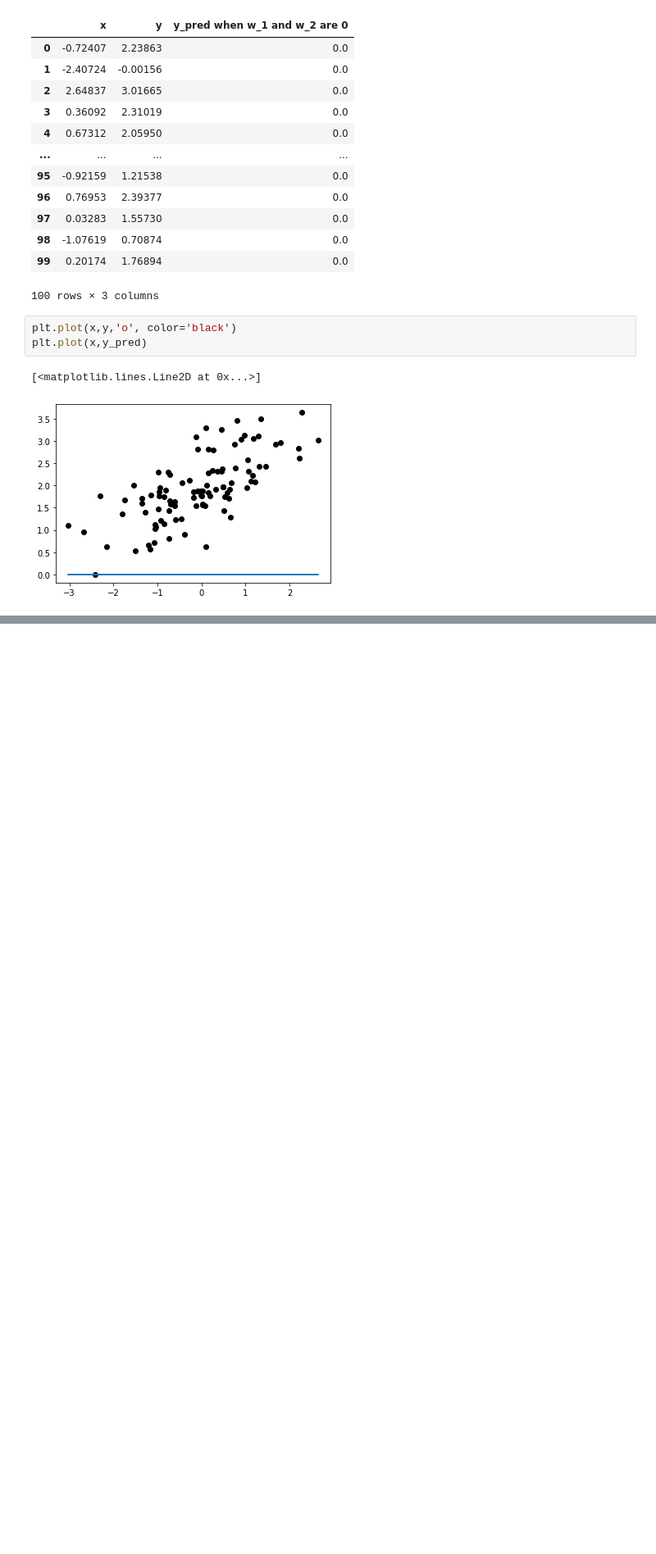
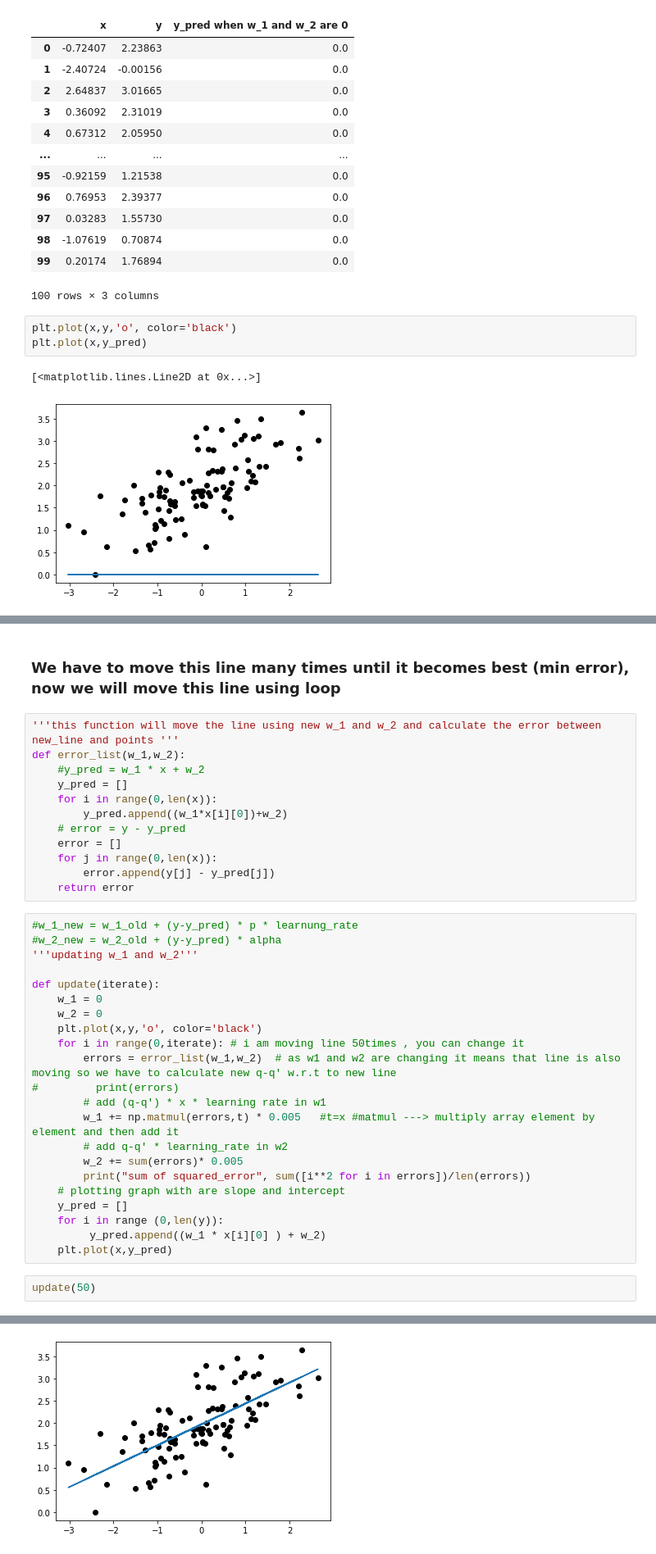
Before and after one commit to Areeba-Seher04/DataScience, a Jupyter notebook: Linear Regression.ipynb, the cells around one changed output, grey strips where cells are left out. Shown: that part at 82% size. Saved outputs shown, nothing was run; the diff lists cells and outputs as text; blank space fills up the shorter version.

```diff
--- a/Linear Regression.ipynb
+++ b/Linear Regression.ipynb
@@ -164,0 +96,39 @@ df
+# %% [markdown]
+### We have to move this line many times until it becomes best (min error), now we will move this line using loop
+# %%
+'''this function will move the line using new w_1 and w_2 and calculate the error between new_line and points '''
+def error_list(w_1,w_2):
+    #y_pred = w_1 * x + w_2
+    y_pred = []
+    for i in range(0,len(x)):
+        y_pred.append((w_1*x[i][0])+w_2)
+    # error = y - y_pred
+    error = []
+    for j in range(0,len(x)):
+        error.append(y[j] - y_pred[j])
+    return error
+# %%
+#w_1_new = w_1_old + (y-y_pred) * p * learnung_rate
+#w_2_new = w_2_old + (y-y_pred) * alpha
+'''updating w_1 and w_2'''
+
+def update(iterate):
+    w_1 = 0
+    w_2 = 0
+    plt.plot(x,y,'o', color='black')
+    for i in range(0,iterate): # i am moving line 50times , you can change it
+        errors = error_list(w_1,w_2)  # as w1 and w2 are changing it means that line is also moving so we have to calculate new q-q' w.r.t to new line
+#         print(errors)
+        # add (q-q') * x * learning rate in w1
+        w_1 += np.matmul(errors,t) * 0.005   #t=x #matmul ---> multiply array element by element and then add it
+        # add q-q' * learning_rate in w2
+        w_2 += sum(errors)* 0.005
+        print("sum of squared_error", sum([i**2 for i in errors])/len(errors))
+    # plotting graph with are slope and intercept
+    y_pred = []
+    for i in range (0,len(y)):
+         y_pred.append((w_1 * x[i][0] ) + w_2)
+    plt.plot(x,y_pred)
+# %%
+update(50)
+# %% [output]
@@ -164,0 +152 @@ df
+[figure, added]
```
Also changed, not shown: parts of 11 cells of this notebook, 1 other file.
